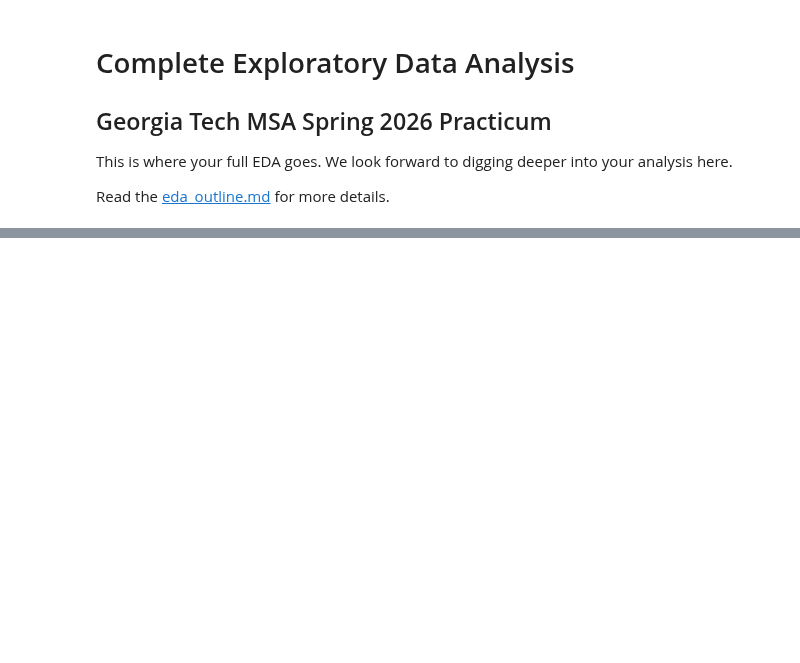
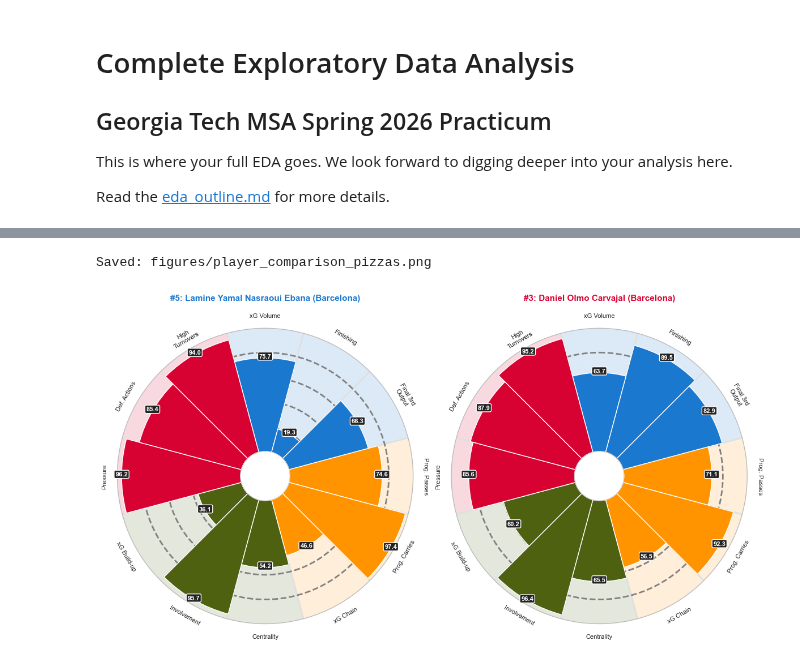
Before and after one commit to soh364/soccer-analytics-capstone-XOh, a Jupyter notebook: eda/EDA_Soomi.ipynb, the cells around one changed output, grey strips where cells are left out. Cells and saved outputs as stored; diff of their text form; code cells hidden in the pictures; blank space fills up the shorter version.

```diff
--- a/eda/EDA_Soomi.ipynb
+++ b/eda/EDA_Soomi.ipynb
@@ -777,0 +453,2 @@ HBox(children=(Dropdown(description='Team A:', options=('Argentina', 'Austria',
+# %%
+player_data = load_player_data_for_scoring(['recent_club_players'])
@@ -777,0 +594,14 @@ HBox(children=(Dropdown(description='Team A:', options=('Argentina', 'Austria',
+# %%
+# Compare two top players
+fig = visualization.plot_comparison_pizzas(
+    player_scores_final,
+    p1_name=player_scores_final['player'][5],
+    p2_name=player_scores_final['player'][3],
+    p1_rank=5,
+    p2_rank=3
+)
+save_figure(fig, 'player_comparison_pizzas.png')
+plt.show()
+# %% [output]
+Saved: figures/player_comparison_pizzas.png
+[figure, added]
```
Also changed, not shown: parts of 44 cells of this notebook, 1 other file.
